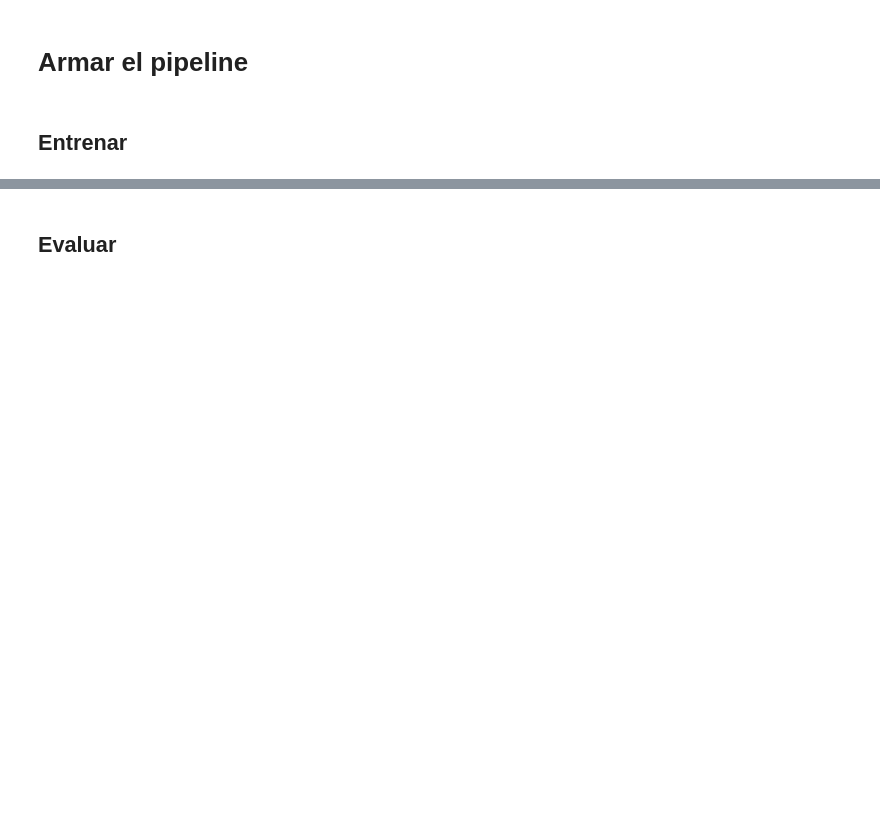
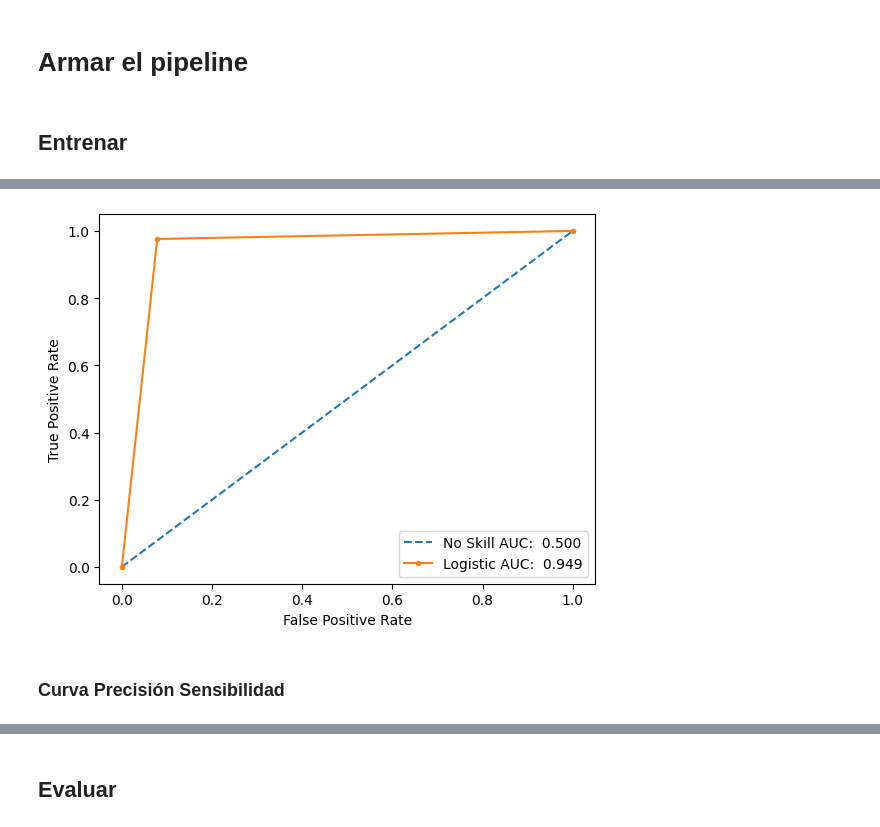
Before and after one commit to VillaltaE/Hackthon_NoCountry_65, a Jupyter notebook: data-science/Predictivo_RF_Netflix.ipynb, the cells around one changed output, grey strips where cells are left out. Cells and saved outputs as stored; diff of their text form; code cells hidden in the pictures; blank space fills up the shorter version.

```diff
--- a/data-science/Predictivo_RF_Netflix.ipynb
+++ b/data-science/Predictivo_RF_Netflix.ipynb
@@ -108,0 +159,26 @@ Pipeline(steps=[('preprocess',
+# %%
+#Gráfico alternativo de la curva ROC
+# Generar un predictor sin habilidad
+ns_probs = [0 for _ in range(len(y_test))]
+# Calculo de la métrica auc
+ns_auc = roc_auc_score(y_val, ns_probs)
+lr_auc = roc_auc_score(y_val, y_val_pred)
+
+# Cáculo de la curva roc
+ns_fpr, ns_tpr, t = roc_curve(y_val, ns_probs)
+lr_fpr, lr_tpr, t = roc_curve(y_val, y_val_pred)
+# %%
+#Gráfico de la curva ROC
+plt.plot(ns_fpr, ns_tpr, linestyle='--', label=f'No Skill AUC: {ns_auc: .3f}')
+plt.plot(lr_fpr, lr_tpr, marker='.', label=f'Logistic AUC: {lr_auc: .3f}')
+# Etiquetas de los ejes
+plt.xlabel('False Positive Rate')
+plt.ylabel('True Positive Rate')
+# Mostrar la leyenda
+plt.legend()
+# Mostrar el gráfico
+plt.show()
+# %% [output]
+[figure, added]
+# %% [markdown]
+### Curva Precisión Sensibilidad
```
Also changed, not shown: parts of 55 cells of this notebook, 1 other file.
